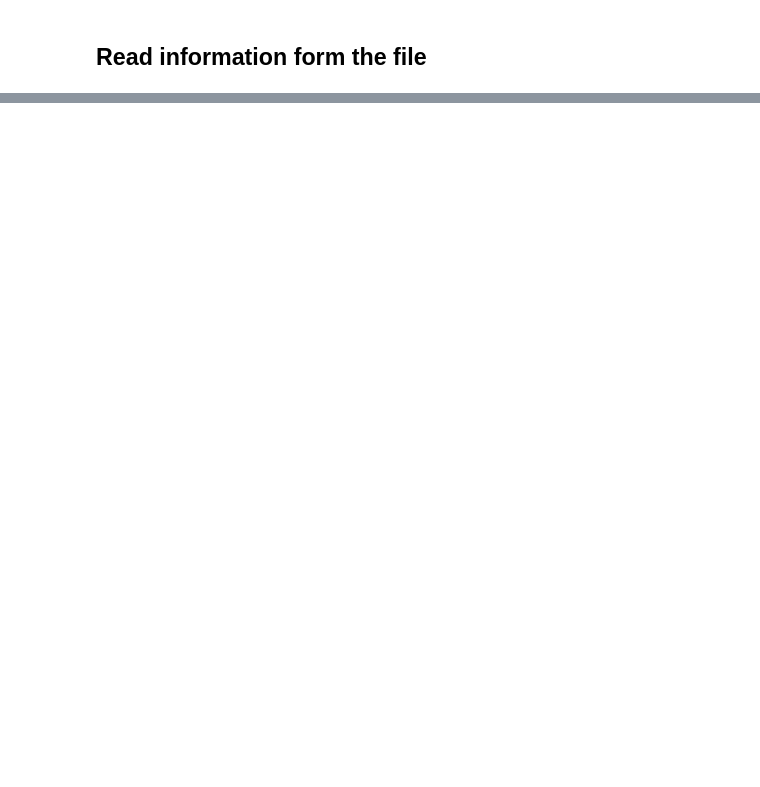
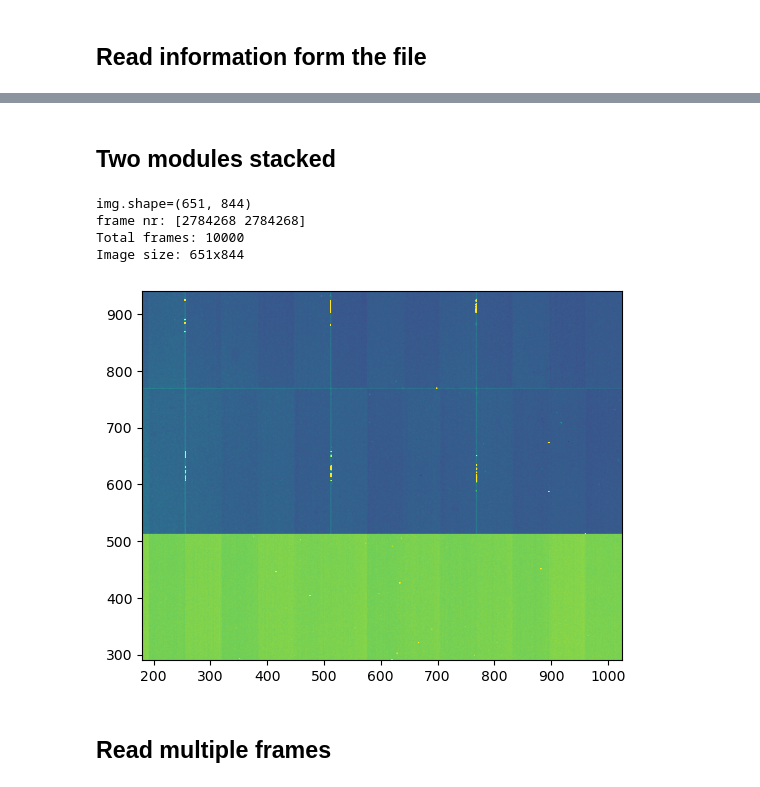
Before and after one commit to slsdetectorgroup/aare-notebooks, a Jupyter notebook: 04-read_jungfrau.ipynb, the cells around one changed output, grey strips where cells are left out. Saved outputs shown, nothing was run; the diff lists cells and outputs as text; code cells hidden in the pictures; blank space fills up the shorter version.

```diff
--- a/04-read_jungfrau.ipynb
+++ b/04-read_jungfrau.ipynb
@@ -87,0 +86,23 @@ Bitdepth: 16
+# %% [markdown]
+## Two modules stacked
+# %%
+fname = base / 'Jungfrau10/Jungfrau_DoubleModule_1UDP_ROI/Stacked/241024_JF10_m450_m367_KnifeEdge_TestBesom_9keV_750umFilter_PedestalStart_ZPos_-6_master_0.json'
+
+f = RawFile(fname)
+h, img = f.read_frame()
+print(f'{img.shape=}')
+print(f'frame nr: {h["frameNumber"]}')
+fig, ax = plt.subplots()
+im = ax.imshow(img, extent = tuple(f.master.roi), origin = 'lower') #use the roi for axis labels
+im.set_clim(2500,12000)
+
+print(f'Total frames: {f.total_frames}')
+print(f'Image size: {f.rows}x{f.cols}')
+# %% [output]
+img.shape=(651, 844)
+frame nr: [2784268 2784268]
+Total frames: 10000
+Image size: 651x844
+[figure, added]
+# %% [markdown]
+## Read multiple frames
```
Also changed, not shown: parts of 5 cells of this notebook, 4 other files.
